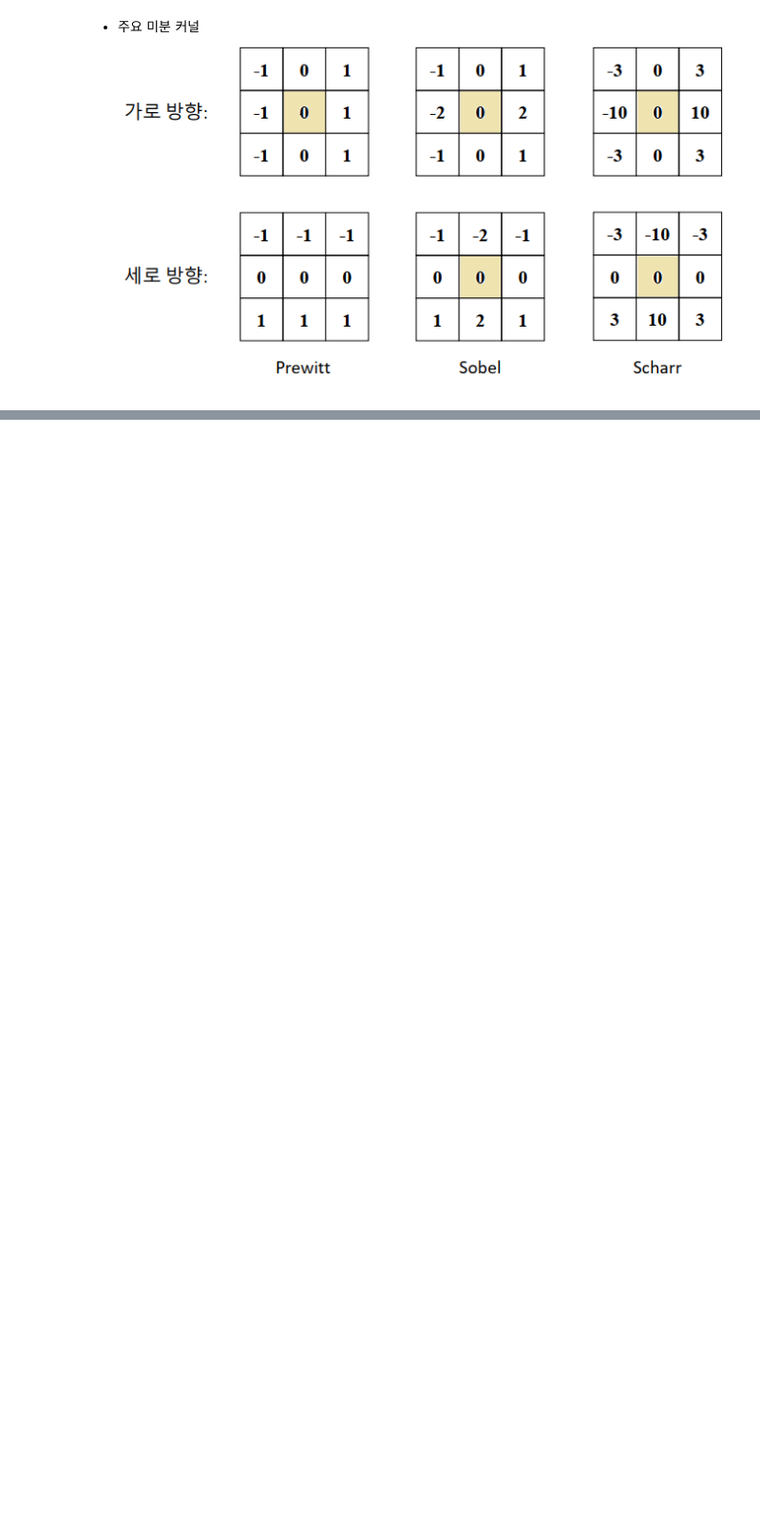
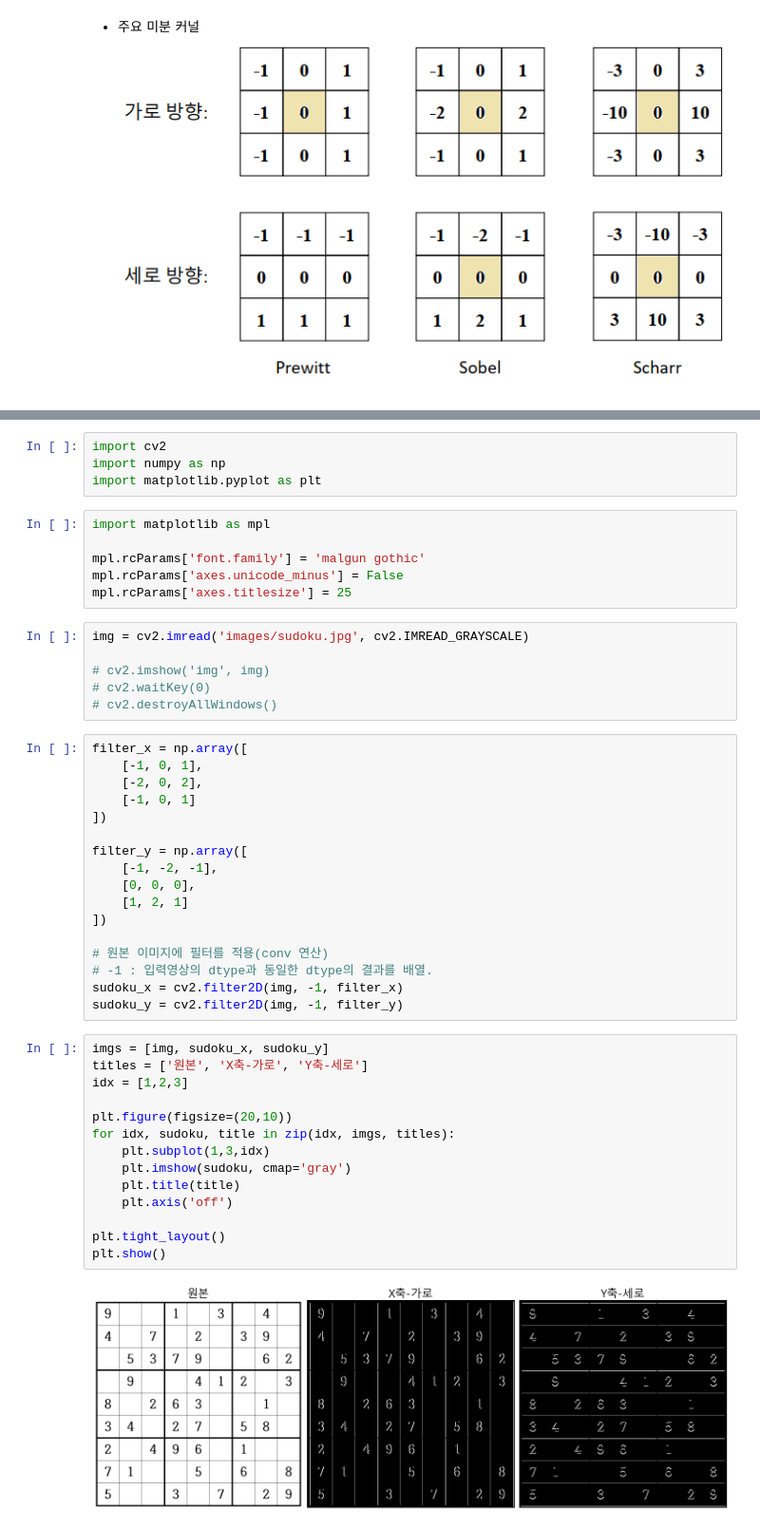
Before and after one commit to sujeong-jang-creator/jcrystal, a Jupyter notebook: 13.openCV/04_엣지검출.ipynb, the cells around one changed output, grey strips where cells are left out. Shown at 95% size. Cells and saved outputs as stored; diff of their text form; blank space fills up the shorter version.

```diff
--- a/13.openCV/04_엣지검출.ipynb
+++ b/13.openCV/04_엣지검출.ipynb
@@ -31,3 +34,52 @@
+# %%
+import cv2
+import numpy as np
+import matplotlib.pyplot as plt
+# %%
+import matplotlib as mpl
+
+mpl.rcParams['font.family'] = 'malgun gothic'
+mpl.rcParams['axes.unicode_minus'] = False
+mpl.rcParams['axes.titlesize'] = 25
+# %%
+img = cv2.imread('images/sudoku.jpg', cv2.IMREAD_GRAYSCALE)
+
+# cv2.imshow('img', img)
+# cv2.waitKey(0)
+# cv2.destroyAllWindows()
+# %%
+filter_x = np.array([
+    [-1, 0, 1],
+    [-2, 0, 2],
+    [-1, 0, 1]
+])
+
+filter_y = np.array([
+    [-1, -2, -1],
+    [0, 0, 0],
+    [1, 2, 1]
+])
+
+# 원본 이미지에 필터를 적용(conv 연산)
+# -1 : 입력영상의 dtype과 동일한 dtype의 결과를 배열.
+sudoku_x = cv2.filter2D(img, -1, filter_x)
+sudoku_y = cv2.filter2D(img, -1, filter_y)
+# %%
+imgs = [img, sudoku_x, sudoku_y]
+titles = ['원본', 'X축-가로', 'Y축-세로']
+idx = [1,2,3]
+
+plt.figure(figsize=(20,10))
+for idx, sudoku, title in zip(idx, imgs, titles):
+    plt.subplot(1,3,idx)
+    plt.imshow(sudoku, cmap='gray')
+    plt.title(title)
+    plt.axis('off')
+
+plt.tight_layout()
+plt.show()
+# %% [output]
+[figure, added]
 # %% [markdown]
 ### sobel 함수 이용
 - **`cv2.Sobel(src, ddepth, dx, dy, ksize, scale, delta)`**
```
Also changed, not shown: parts of 10 cells of this notebook, 9 other files.
